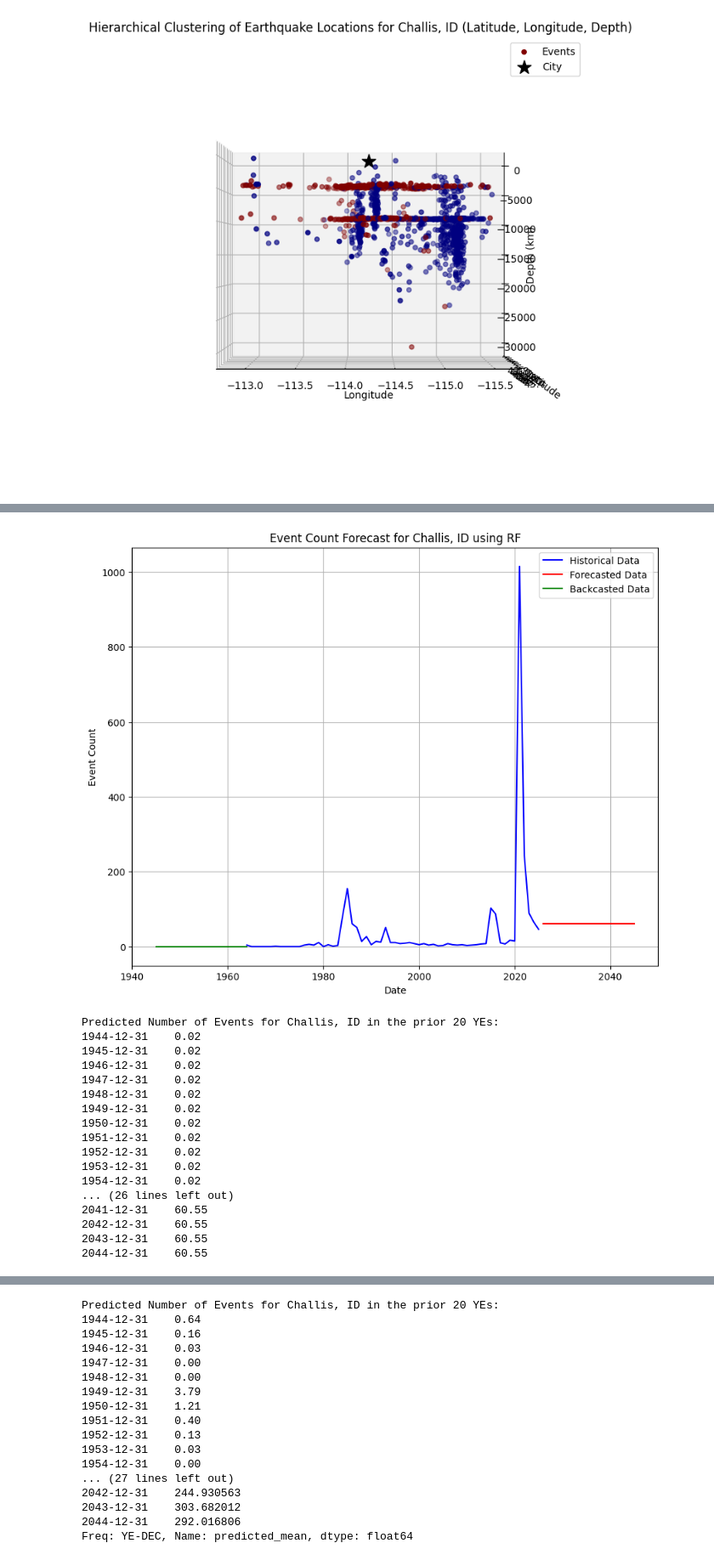
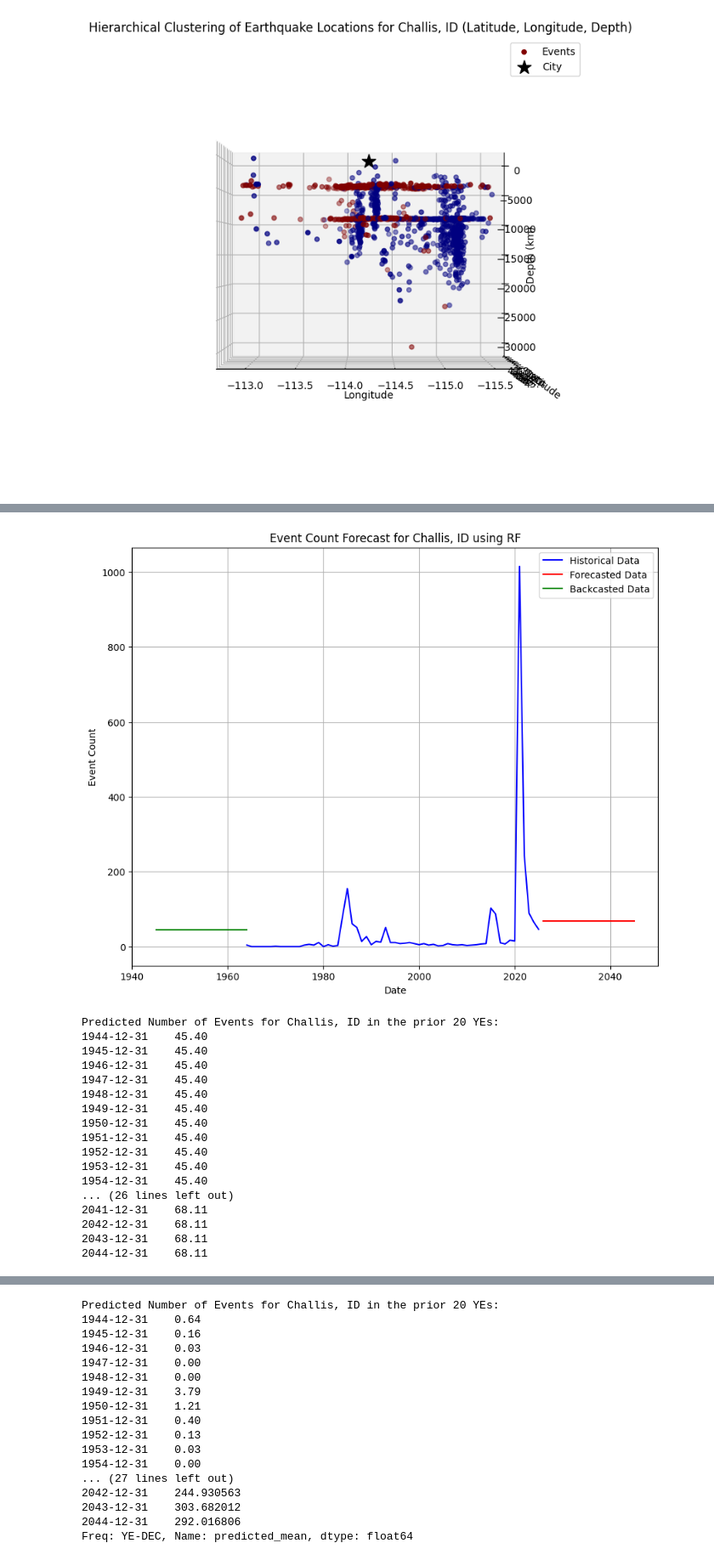
Before and after one commit to BlueJCash/CS_5850_EQ_Project, a Jupyter notebook: Project_test.ipynb, the cells around one changed output, grey strips where cells are left out. Shown at 85% size. Drawn from its saved outputs; the diff is of its cells as text; code cells hidden in the pictures.

```diff
--- a/Project_test.ipynb
+++ b/Project_test.ipynb
@@ -149,43 +185,66 @@ import warnings
 def predict_Seismic_RF(city, locs, duration=30, freq='YE'):
     """Predict the number of earthquake events in a future/Past time span using Random Forest."""
 
-    event_times = [time.datetime for time in locs[:, 3]] # Convert to datetime
+    # Convert times to datetime format
+    event_times =  [time.datetime for time in locs[:, 3]]
 
-    event_counts = pd.Series(1, index=pd.to_datetime(event_times)).resample(freq).count() # Count number of events per freq
+    locs_df = pd.DataFrame({
+        'latitude': locs[:, 0],
+        'longitude': locs[:, 1],
+        'depth': locs[:, 2],
+        'event_time': event_times
+    })
+    locs_df.set_index('event_time', inplace=True)
 
-    event_counts_df = pd.DataFrame(event_counts)
+    # Resample data to match the frequency
+    event_counts = locs_df.resample(freq).size()
+    aggregated_features = locs_df.resample(freq).mean()
+
+    event_counts_df = pd.DataFrame(event_counts, columns=['event_count'])
+    event_counts_df['latitude'] = aggregated_features['latitude']
+    event_counts_df['longitude'] = aggregated_features['longitude']
+    event_counts_df['depth'] = aggregated_features['depth']
     event_counts_df['year'] = event_counts_df.index.year
     event_counts_df['month'] = event_counts_df.index.month
     event_counts_df['day'] = event_counts_df.index.day
 
-    X = event_counts_df[['year', 'month', 'day']]
-    y = event_counts_df[0]
+    X = event_counts_df[['year', 'month', 'day', 'latitude', 'longitude', 'depth']]
+    y = event_counts_df['event_count']
 
     X_train, X_test, y_train, y_test = train_test_split(X, y, test_size=0.2, random_state=42)
 
     rf_model = RandomForestRegressor(n_estimators=100, random_state=42)
     rf_model.fit(X_train, y_train)
 
-    future_dates = pd.date_range(event_counts.index[-1], periods=duration+1, freq=freq)[1:]
+    future_dates = pd.date_range(event_counts_df.index[-1], periods=duration+1, freq=freq)[1:]
     future_features = pd.DataFrame({
         'year': future_dates.year,
         'month': future_dates.month,
-        'day': future_dates.day
+        'day': future_dates.day,
+        'latitude': X['latitude'].mean(),
+        'longitude': X['longitude'].mean(),
+        'depth': X['depth'].mean()
     })
 
     forecast = rf_model.predict(future_features)
 
-    past_dates = pd.date_range(event_counts.index[0] - pd.DateOffset(years=duration), periods=duration+1, freq=freq)[1:]
+
+    past_dates = pd.date_range(event_counts_df.index[0] - pd.DateOffset(years=duration), periods=duration+1, freq=freq)[1:]
     backcast_features = pd.DataFrame({
         'year': past_dates.year,
         'month': past_dates.month,
-        'day': past_dates.day
+        'day': past_dates.day,
+        'latitude': X['latitude'].mean(),
+        'longitude': X['longitude'].mean(),
+        'depth': X['depth'].mean()
     })
+
     backcast = rf_model.predict(backcast_features)
 
+
     plt.figure(figsize=(10, 8))
-    plt.plot(event_counts.index, event_counts, label='Historical Data', color='blue')  # Historical data plot
-    plt.plot(future_dates, forecast, label='Forecasted Data', color='red')  # Forecast data plot
+    plt.plot(event_counts_df.index, event_counts_df['event_count'], label='Historical Data', color='blue')
+    plt.plot(future_dates, forecast, label='Forecasted Data', color='red')
     plt.plot(past_dates, backcast, label='Backcasted Data', color='green')
     plt.title(f'Event Count Forecast for {city} using RF')
     plt.xlabel('Date')
@@ -201,6 +260,7 @@ def predict_Seismic_RF(city, locs, duration=30, freq='YE'):
     print(f"Predicted Number of Events for {city} in the next {duration} {freq}s:")
     for date, count in zip(future_dates, forecast):
         print(f"{date.strftime('%Y-%m-%d')}    {count:.2f}")
+
 
 def predict_Seismic_ARIMA(city, locs, duration=30, freq='YE'):
     """Predict the number of earthquake events in a future time span using ARIMA."""
@@ -219,51 +279,51 @@ def predict_Seismic_ARIMA(city, locs, duration=30, freq='YE'):
 
     model = ARIMA(event_counts_reversed, order=(5, 1, 0)) # Create ARIMA model
     model_fit = model.fit()
     backcast = model_fit.forecast(steps=duration) # Create forecast
     past_dates = pd.date_range(event_counts.index[0] - pd.DateOffset(years=duration), periods=duration+1, freq=freq)[1:]
     warnings.filterwarnings("default")
 
     forecast[forecast < 0] = 0
     backcast[backcast < 0] = 0
 
     plt.figure(figsize=(10, 8))
     plt.plot(event_counts.index, event_counts, label='Historical Data', color='blue')  # Historical data plot
     plt.plot(future_dates, forecast, label='Forecasted Data', color='red')  # Forecast data plot
     plt.plot(past_dates, backcast, label='Backcasted Data', color='green')
     plt.title(f'Event Count Forecast for {city} using ARIMA')
     plt.xlabel('Date')
     plt.ylabel('Event Count')
     plt.legend()
     plt.grid(True)
     plt.show()
 
     # For Readability
     print(f"\nPredicted Number of Events for {city} in the prior {duration} {freq}s:")
     for date, count in zip(past_dates, backcast):
         print(f"{date.strftime('%Y-%m-%d')}    {count:.2f}")
     print(f"Predicted Number of Events {city} for the next {duration} {freq}s:\n{forecast}")
 
 predict_Seismic_RF(city, locs, duration=20, freq='YE')
 predict_Seismic_ARIMA(city, locs, duration=20, freq='YE')
 # %% [output]
-[figure, old version]
+[figure, new version]
 Predicted Number of Events for Challis, ID in the prior 20 YEs:
-1944-12-31    0.02
-1945-12-31    0.02
-1946-12-31    0.02
-1947-12-31    0.02
-1948-12-31    0.02
-1949-12-31    0.02
-1950-12-31    0.02
-1951-12-31    0.02
-1952-12-31    0.02
-1953-12-31    0.02
-1954-12-31    0.02
+1944-12-31    45.40
+1945-12-31    45.40
+1946-12-31    45.40
+1947-12-31    45.40
+1948-12-31    45.40
+1949-12-31    45.40
+1950-12-31    45.40
+1951-12-31    45.40
+1952-12-31    45.40
+1953-12-31    45.40
+1954-12-31    45.40
 ... (26 lines left out)
-2041-12-31    60.55
-2042-12-31    60.55
-2043-12-31    60.55
-2044-12-31    60.55
+2041-12-31    68.11
+2042-12-31    68.11
+2043-12-31    68.11
+2044-12-31    68.11
 [figure]
 Predicted Number of Events for Challis, ID in the prior 20 YEs:
 1944-12-31    0.64
```
Also changed, not shown: parts of 3 cells of this notebook, 2 other files.
